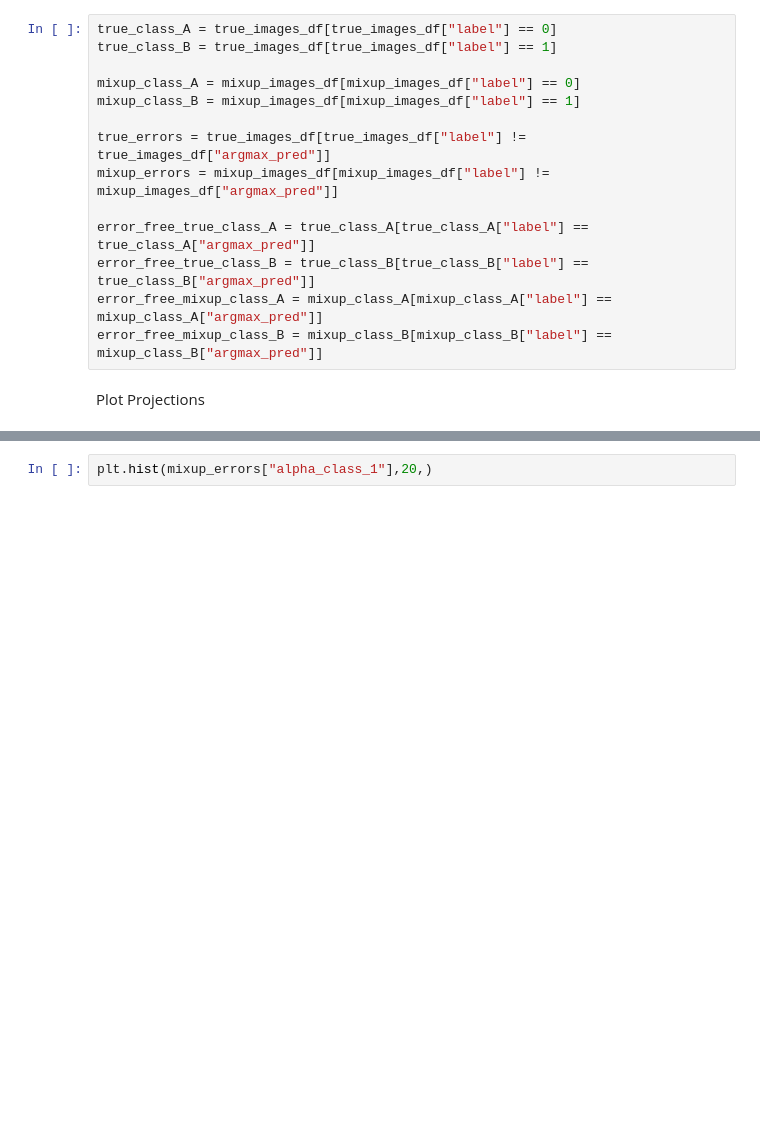
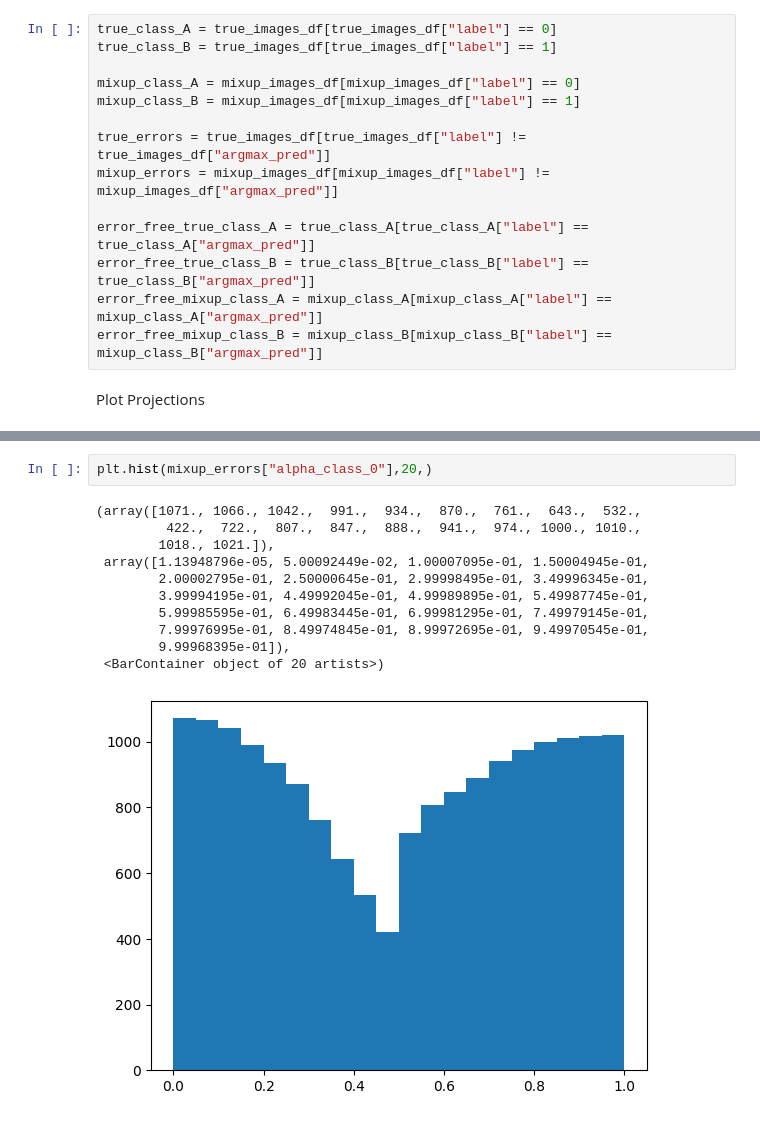
Before and after one commit to willpoulett/dimension_reduction_investigation, a Jupyter notebook: dim_reduction.ipynb, the cells around one changed output, grey strips where cells are left out. Drawn from its saved outputs; the diff is of its cells as text; blank space fills up the shorter version.

```diff
--- a/dim_reduction.ipynb
+++ b/dim_reduction.ipynb
@@ -244,2 +336,14 @@ axs[1].set_title("Test Data")
 # %%
-plt.hist(mixup_errors["alpha_class_1"],20,)
+plt.hist(mixup_errors["alpha_class_0"],20,)
+# %% [output]
+(array([1071., 1066., 1042.,  991.,  934.,  870.,  761.,  643.,  532.,
+         422.,  722.,  807.,  847.,  888.,  941.,  974., 1000., 1010.,
+        1018., 1021.]),
+ array([1.13948796e-05, 5.00092449e-02, 1.00007095e-01, 1.50004945e-01,
+        2.00002795e-01, 2.50000645e-01, 2.99998495e-01, 3.49996345e-01,
+        3.99994195e-01, 4.49992045e-01, 4.99989895e-01, 5.49987745e-01,
+        5.99985595e-01, 6.49983445e-01, 6.99981295e-01, 7.49979145e-01,
+        7.99976995e-01, 8.49974845e-01, 8.99972695e-01, 9.49970545e-01,
+        9.99968395e-01]),
+ <BarContainer object of 20 artists>)
+[figure, added]
```
Also changed, not shown: parts of 16 cells of this notebook.
